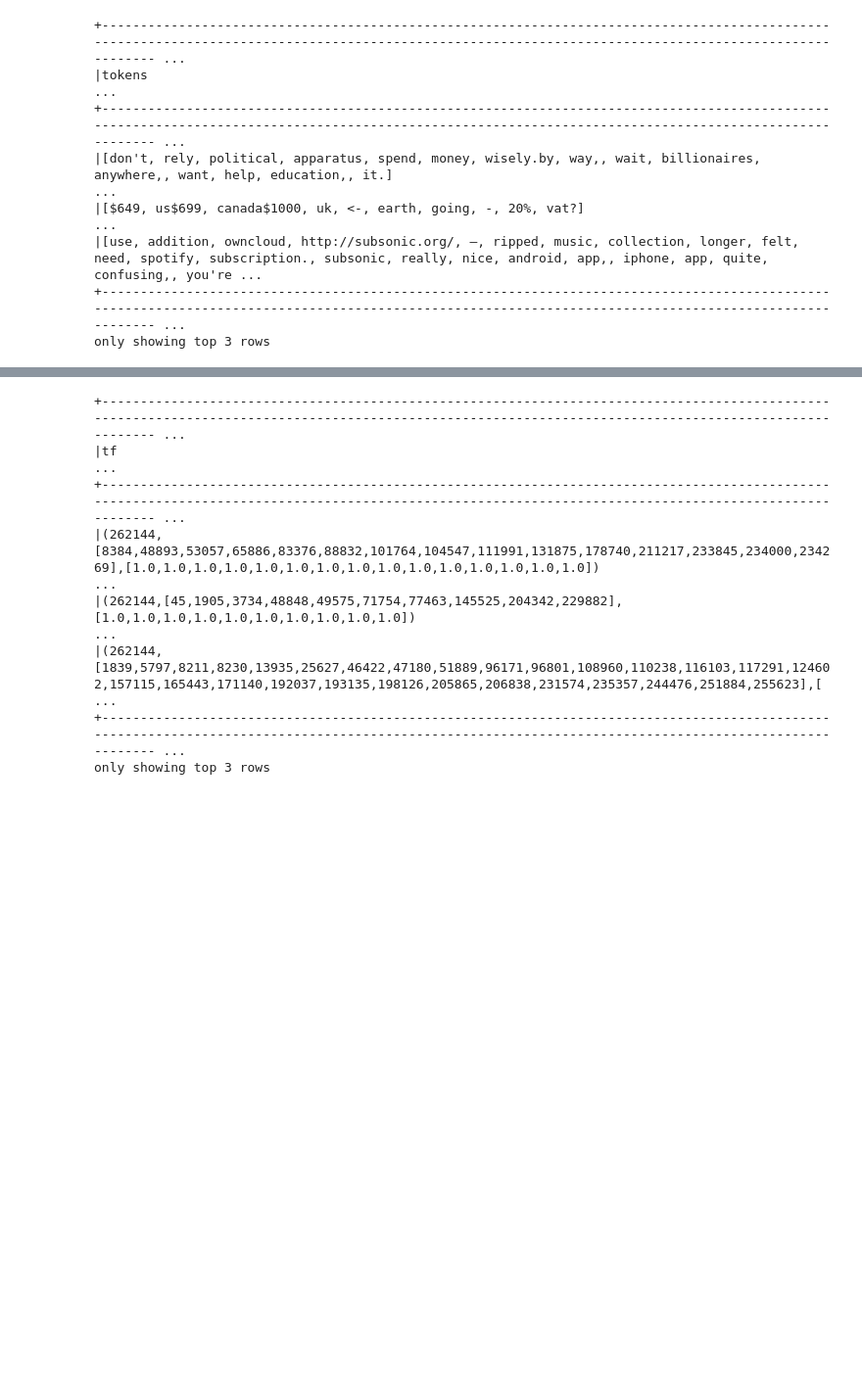
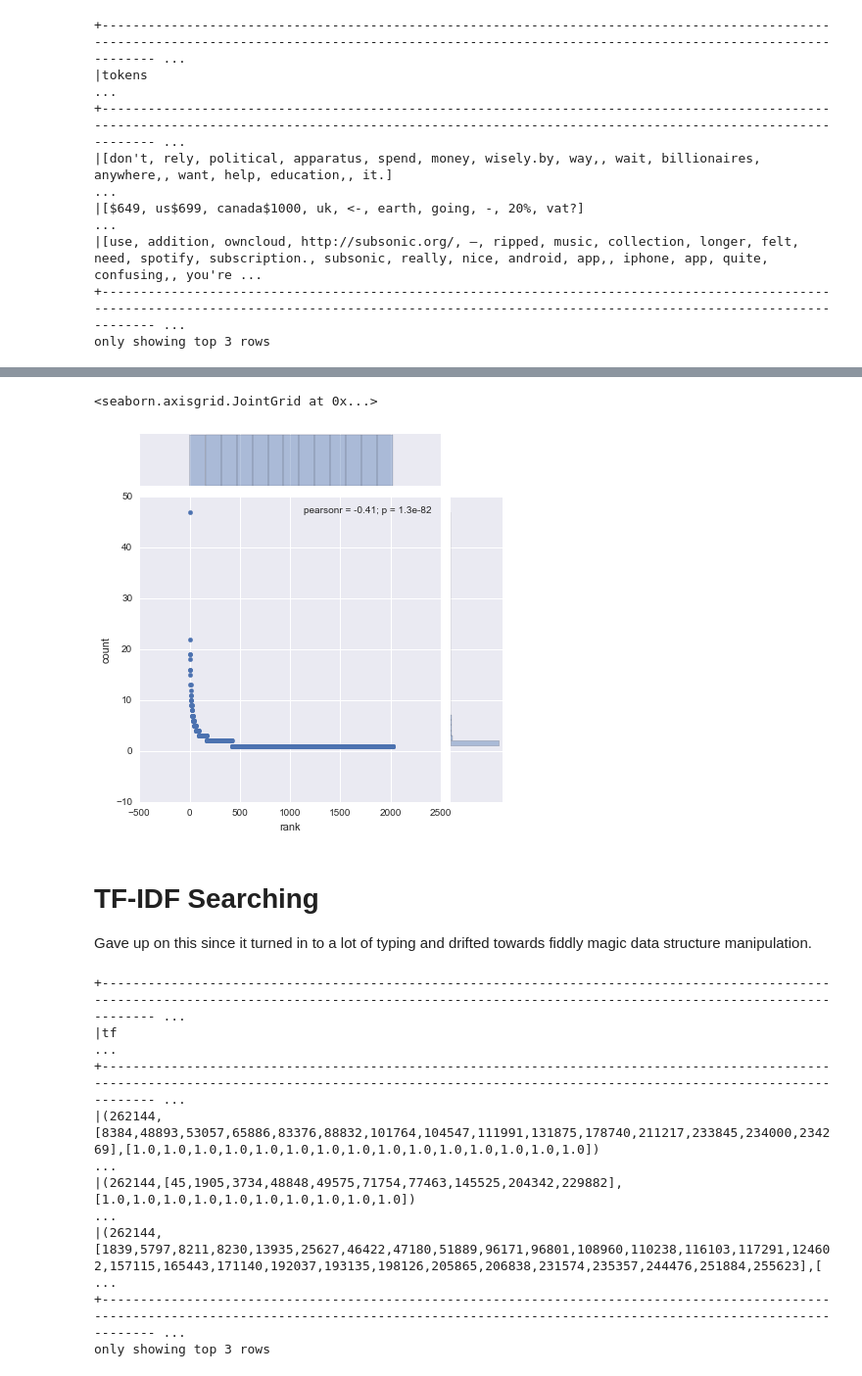
Before and after one commit to dsiufl/Spark-Workshop, a Jupyter notebook: Spark_Workshop_Notebook_Instructor.ipynb, the cells around one changed output, grey strips where cells are left out. Shown: that part at 98% size. Drawn from its saved outputs; the diff is of its cells as text; code cells hidden in the pictures; blank space fills up the shorter version.

Commit message:
Final running versions of everything. Had to drop the pyspark shell script to avoid making HiveContexts which require missing libraries.

```diff
--- a/Spark_Workshop_Notebook_Instructor.ipynb
+++ b/Spark_Workshop_Notebook_Instructor.ipynb
@@ -125,7 +115,9 @@ from pyspark.sql.functions import udf
 
 strip_tags_udf = udf(strip_tags)
 
-comments_clean = comments.withColumn("comment_clean", strip_tags_udf(comments["comment_text"]))
+comments_clean = comments.withColumn("comment_clean",
+                                     strip_tags_udf(comments["comment_text"])
+                                    )
 # %%
 comments_clean\
     .select(comments_clean["comment_clean"])\
@@ -189,0 +188,10 @@ only showing top 3 rows
+# %%
+from pyspark.sql.functions import explode
+
+tokens = comments_tokens\
+    .select(explode(comments_tokens["tokens"]).alias("token"))\
+    .groupBy("token")\
+    .count()\
+    .orderBy("count", ascending=False)
+
+tokens.show(3)
@@ -189,0 +211,4 @@ only showing top 3 rows
+# %%
+tokens_pdf = tokens\
+    .select(tokens["count"])\
+    .toPandas()
@@ -189,0 +220,3 @@ only showing top 3 rows
+# %%
+tokens_pdf["rank"] = range(1, tokens_pdf.shape[0] + 1)
+tokens_pdf.head()
@@ -190,3 +235,12 @@ only showing top 3 rows
+# %%
+sns.jointplot(x="rank", y="count", data=tokens_pdf)
+# %% [output]
+<seaborn.axisgrid.JointGrid at 0x...>
+[figure, added]
+# %% [markdown]
+# TF-IDF Searching
+
+Gave up on this since it turned in to a lot of typing and drifted towards fiddly magic data structure manipulation.
 # %%
 from pyspark.ml.feature import HashingTF
 
```
Also changed, not shown: parts of 16 cells of this notebook, 2 other files.
